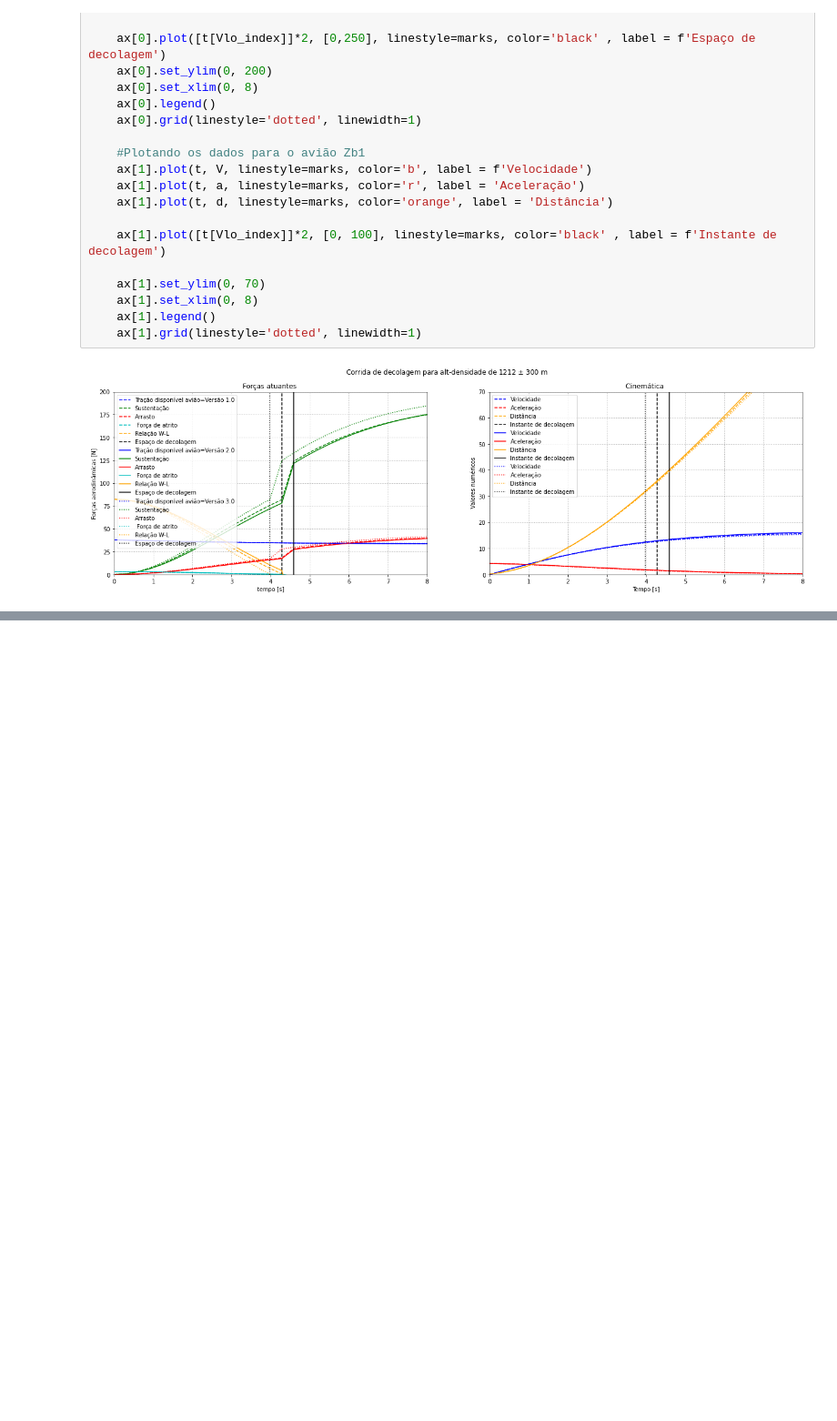
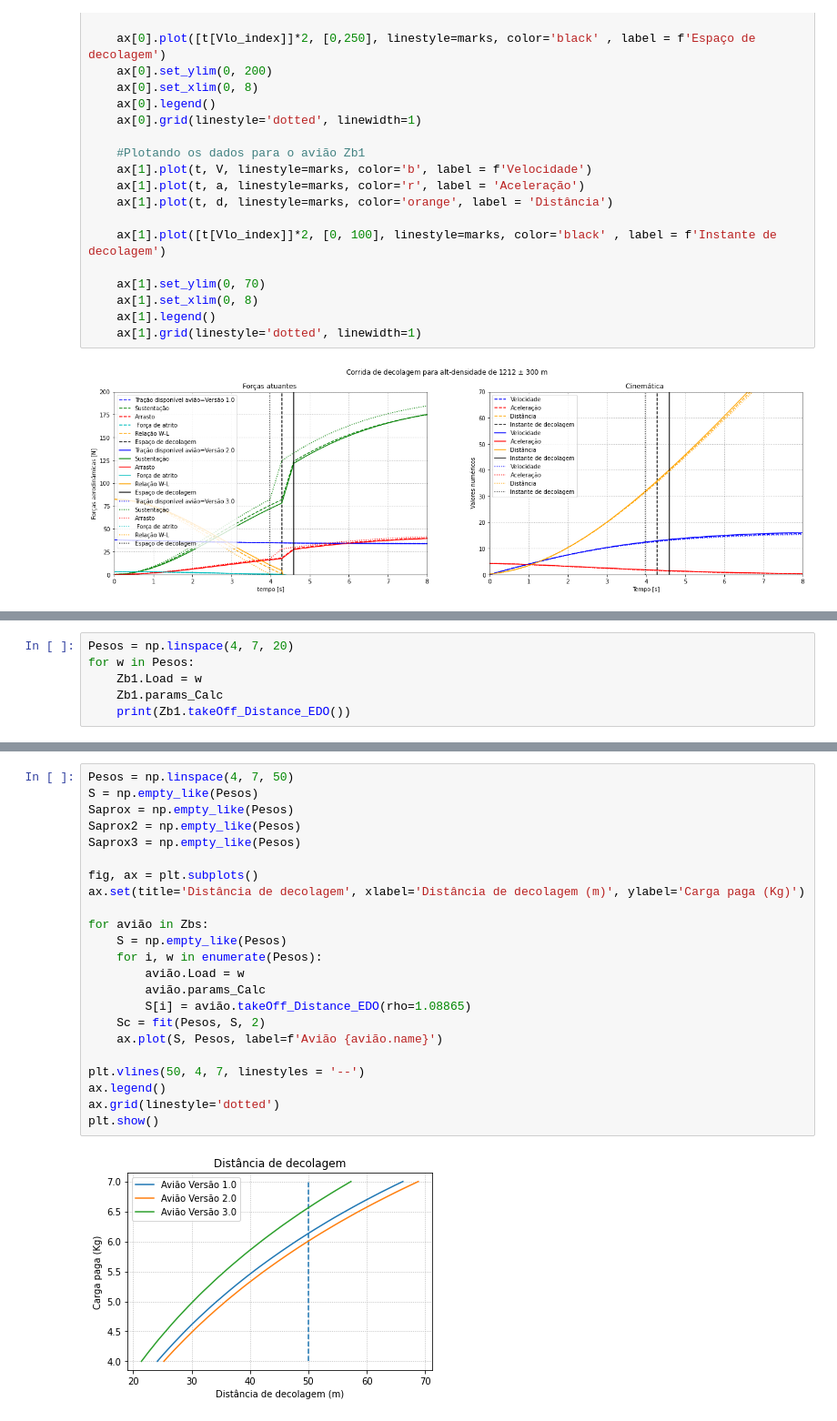
Before and after one commit to Chabole/Python, a Jupyter notebook: Projeto Zebra/Untitled.ipynb, the cells around one changed output, grey strips where cells are left out. Shown: that part at 91% size. Drawn from its saved outputs; the diff is of its cells as text; blank space fills up the shorter version.

Commit message:
up decolagem

```diff
--- a/Projeto Zebra/Untitled.ipynb
+++ b/Projeto Zebra/Untitled.ipynb
@@ -166,0 +146,6 @@ plt.plot(Saprox3, Pesos)
+# %%
+Pesos = np.linspace(4, 7, 20)
+for w in Pesos:
+    Zb1.Load = w
+    Zb1.params_Calc
+    print(Zb1.takeOff_Distance_EDO())
@@ -166,0 +173,25 @@ plt.plot(Saprox3, Pesos)
+# %%
+Pesos = np.linspace(4, 7, 50)
+S = np.empty_like(Pesos)
+Saprox = np.empty_like(Pesos)
+Saprox2 = np.empty_like(Pesos)
+Saprox3 = np.empty_like(Pesos)
+
+fig, ax = plt.subplots()
+ax.set(title='Distância de decolagem', xlabel='Distância de decolagem (m)', ylabel='Carga paga (Kg)')
+
+for avião in Zbs:
+    S = np.empty_like(Pesos)
+    for i, w in enumerate(Pesos):
+        avião.Load = w
+        avião.params_Calc
+        S[i] = avião.takeOff_Distance_EDO(rho=1.08865)
+    Sc = fit(Pesos, S, 2)
+    ax.plot(S, Pesos, label=f'Avião {avião.name}')
+
+plt.vlines(50, 4, 7, linestyles = '--')
+ax.legend()
+ax.grid(linestyle='dotted')
+plt.show()
+# %% [output]
+[figure, added]
```
Also changed, not shown: parts of 5 cells of this notebook.
